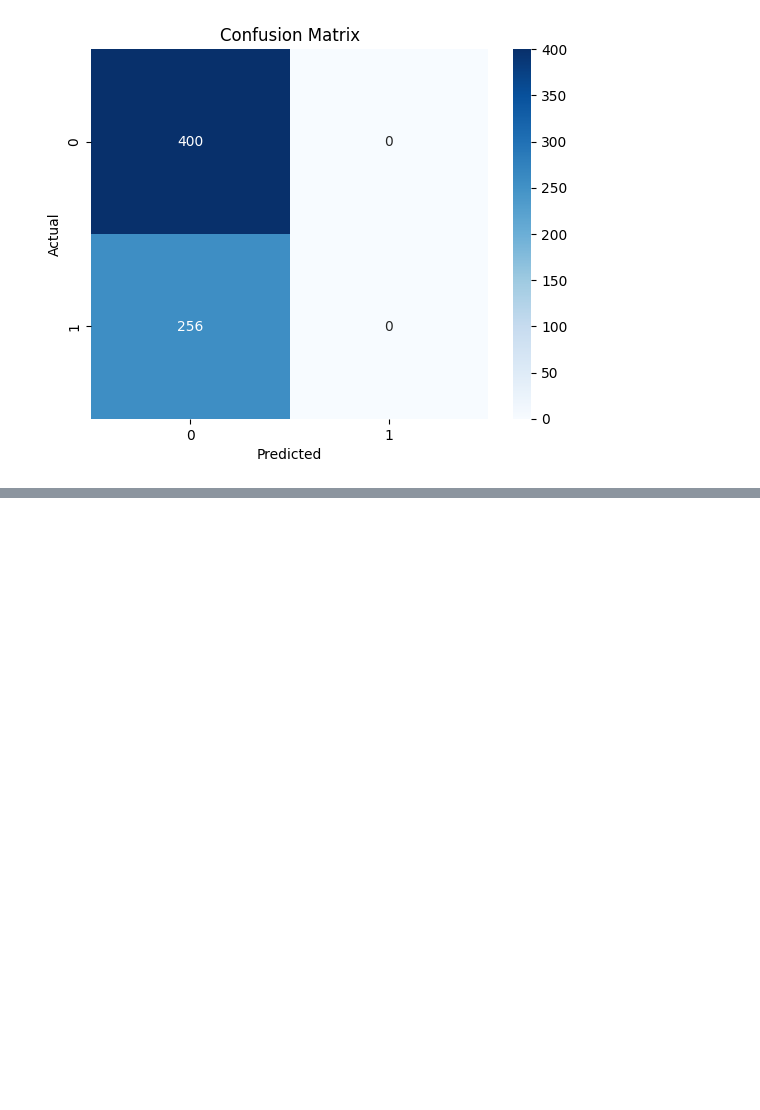
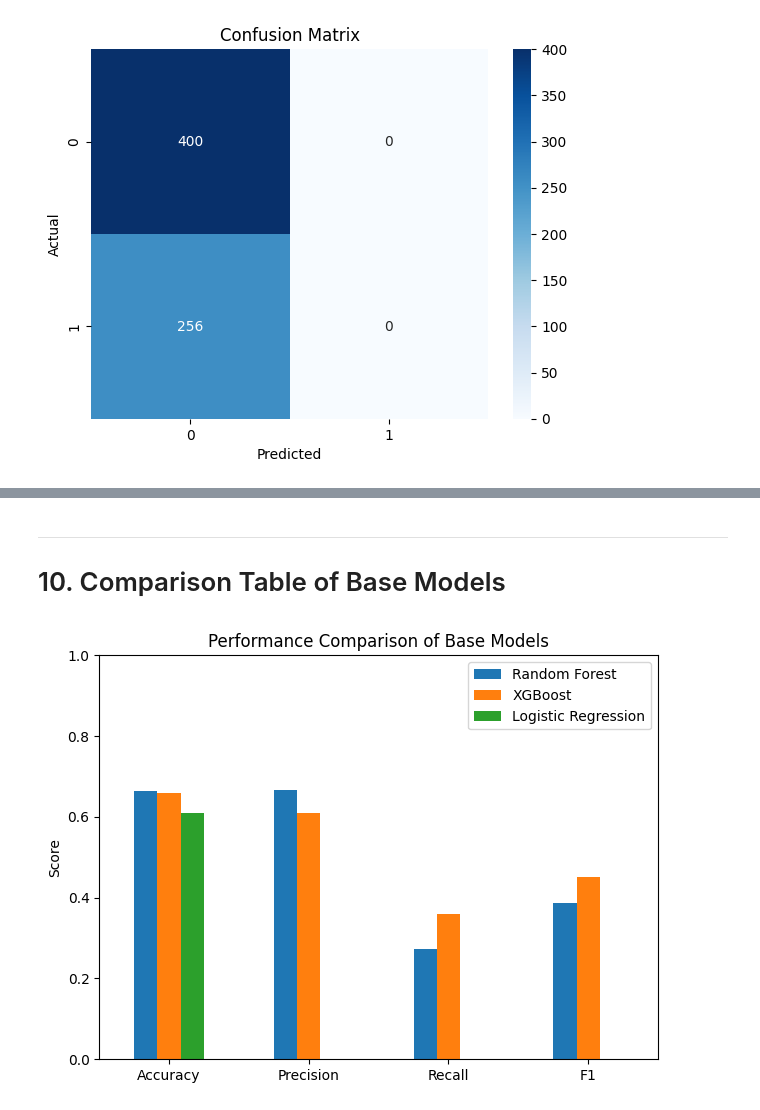
Before and after one commit to Natashaa7/Water-Potability-Classification, a Jupyter notebook: Water-Potability-Classifier.ipynb, the cells around one changed output, grey strips where cells are left out. Saved outputs shown, nothing was run; the diff lists cells and outputs as text; code cells hidden in the pictures; blank space fills up the shorter version.

```diff
--- a/Water-Potability-Classifier.ipynb
+++ b/Water-Potability-Classifier.ipynb
@@ -254,12 +414,12 @@ X_test_scaled = scaler.transform(X_test)
 ## 9.1. Random Forest Model
 # %%
 rf = RandomForestClassifier(
-    n_estimators=200,
-    max_depth=None,
-    class_weight="balanced",
+    n_estimators=200, # Number of trees
+    class_weight="balanced", # Handle class imbalance
     random_state=42
 )
 
+# Train the model
 rf.fit(X_train, y_train)
 # %% [output]
 RandomForestClassifier(class_weight='balanced', n_estimators=200,
@@ -356,8 +595,10 @@ plt.show()
 # %%
 from sklearn.linear_model import LogisticRegression
 
-lr = LogisticRegression(max_iter=1000, random_state=42)
+lr = LogisticRegression(max_iter=1000, # Increase iterations for convergence
+        random_state=42)
 
+# Train Logistic Regression model
 lr.fit(X_train_scaled, y_train)
 # %% [output]
 LogisticRegression(max_iter=1000, random_state=42)
@@ -400,2 +653,0 @@ LogisticRegression()
-# %%
-y_pred_lr = lr.predict(X_test_scaled)
@@ -422,0 +669,35 @@ Confusion Matrix:
+# %% [markdown]
+---
+# 10. Comparison Table of Base Models
+# %%
+import matplotlib.pyplot as plt
+
+def get_metrics(y_true, y_pred):
+    return {
+        "Accuracy": accuracy_score(y_true, y_pred),
+        "Precision": precision_score(y_true, y_pred),
+        "Recall": recall_score(y_true, y_pred),
+        "F1": f1_score(y_true, y_pred)
+    }
+
+# Store base model metrics
+tuned_results = {
+    "Random Forest": get_metrics(y_test, y_pred_rf),
+    "XGBoost": get_metrics(y_test, y_pred_xgb),
+    "Logistic Regression": get_metrics(y_test, y_pred_lr)
+}
+
+# Convert to DataFrame
+tuned_df = pd.DataFrame(tuned_results)
+
+# Plot comparison bar chart
+tuned_df.plot(kind="bar")
+plt.title("Performance Comparison of Base Models")
+plt.ylabel("Score")
+plt.ylim(0, 1)
+plt.xticks(rotation=0)
+plt.legend(loc="upper right")
+plt.tight_layout()
+plt.show()
+# %% [output]
+[figure, added]
```
Also changed, not shown: parts of 90 cells of this notebook.
